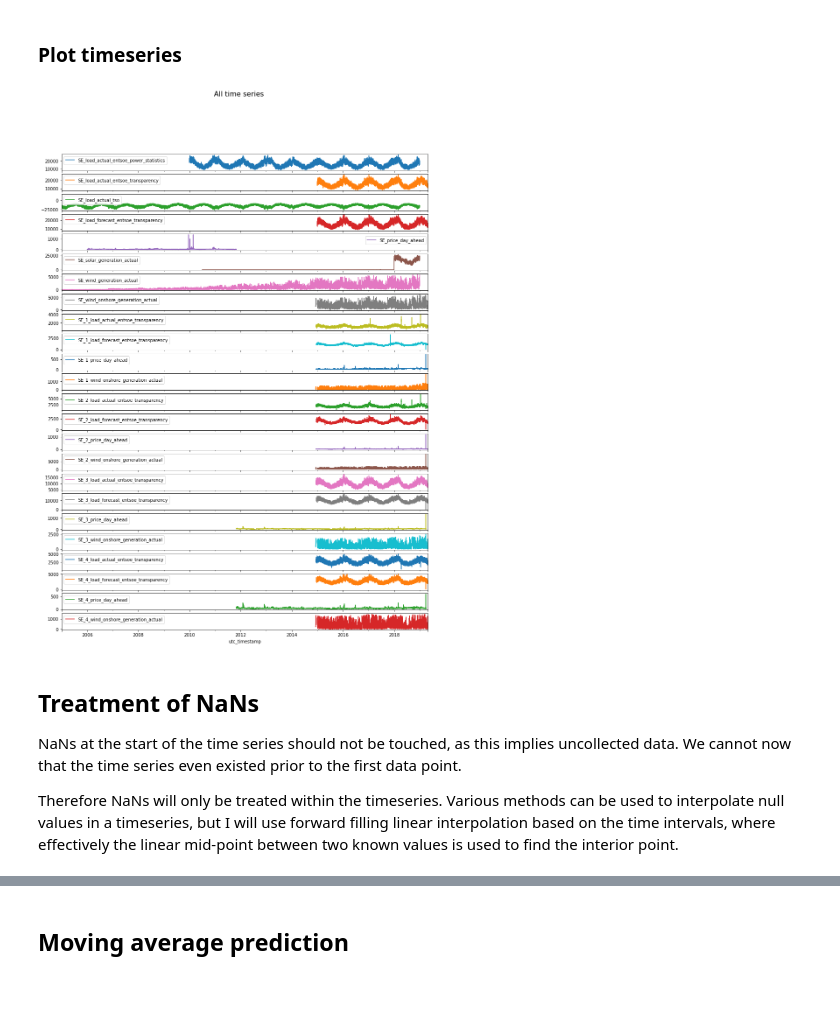
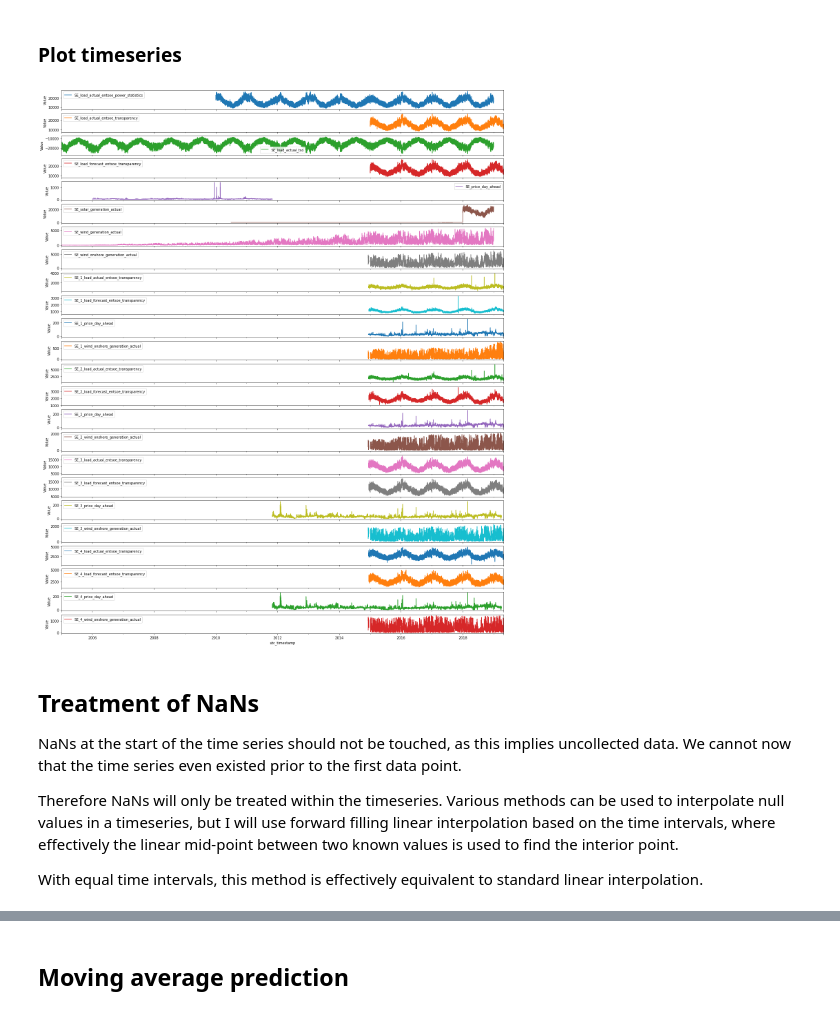
Before and after one commit to smacintyreR/sie-2021, a Jupyter notebook: siemens-ds-coding-test/SE - Task 1 - Code.ipynb, the cells around one changed output, grey strips where cells are left out. Saved outputs shown, nothing was run; the diff lists cells and outputs as text; code cells hidden in the pictures.

```diff
--- a/siemens-ds-coding-test/SE - Task 1 - Code.ipynb
+++ b/siemens-ds-coding-test/SE - Task 1 - Code.ipynb
@@ -207,17 +178,17 @@ df_ts.head()
 ### Plot timeseries
 # %%
 # Plotting timeseries
-df_ts.plot(subplots = True, figsize = (15,20))
-plt.suptitle('All time series', size = 16)
-plt.savefig('ts_all.png')
+df_ts.plot(subplots = True, figsize = (23,29), ylabel = 'Value')
 plt.show()
 # %% [output]
-[figure, old version]
+[figure, new version]
 # %% [markdown]
 ## Treatment of NaNs
 
 NaNs at the start of the time series should not be touched, as this implies uncollected data. We cannot now that the time series even existed prior to the first data point.
 
 Therefore NaNs will only be treated within the timeseries. Various methods can be used to interpolate null values in a timeseries, but I will use forward filling linear interpolation based on the time intervals, where effectively the linear mid-point between two known values is used to find the interior point.
+
+With equal time intervals, this method is effectively equivalent to standard linear interpolation.
 # %%
 # Interpolate NaNs in all series
```
Also changed, not shown: parts of 26 cells of this notebook, 1 other file.
